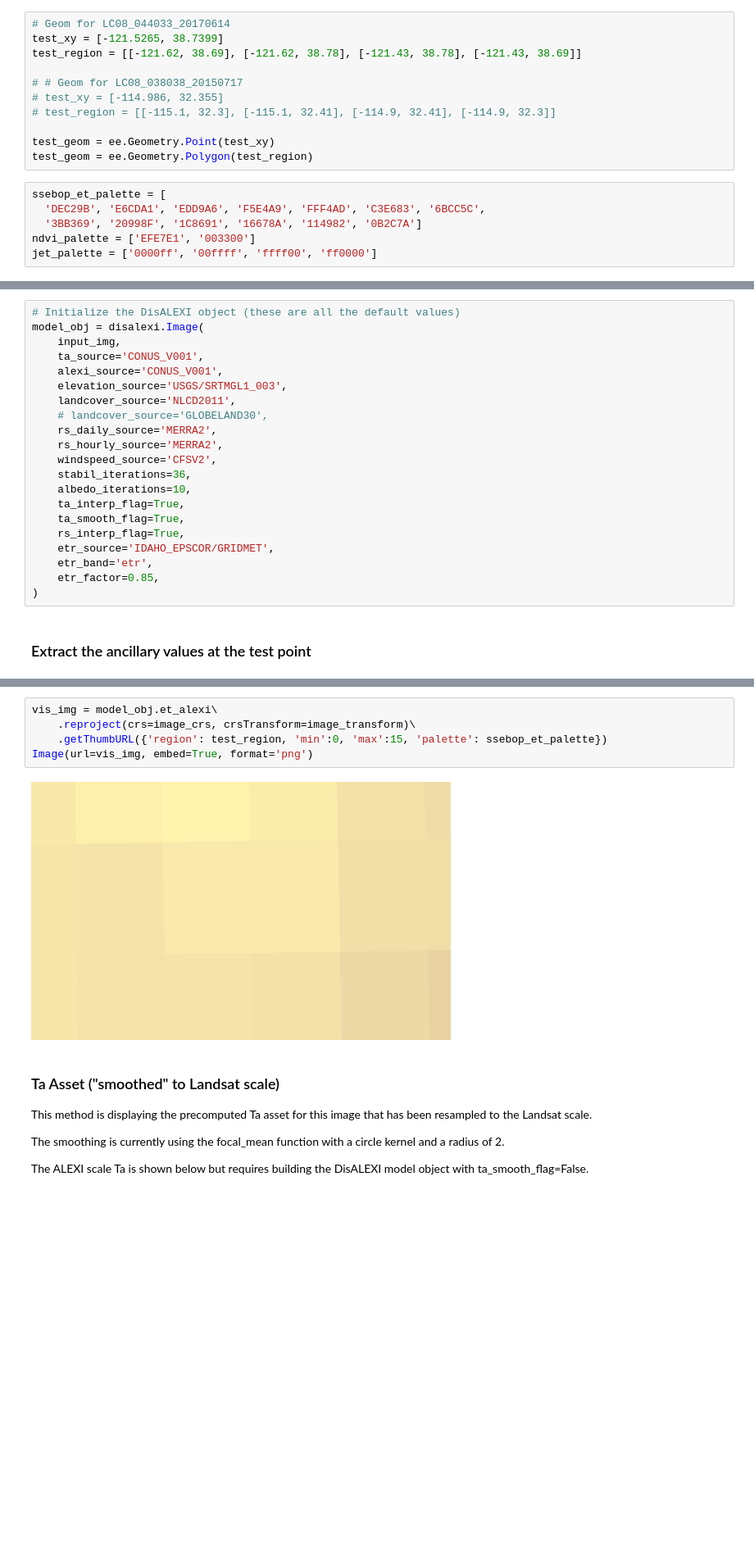
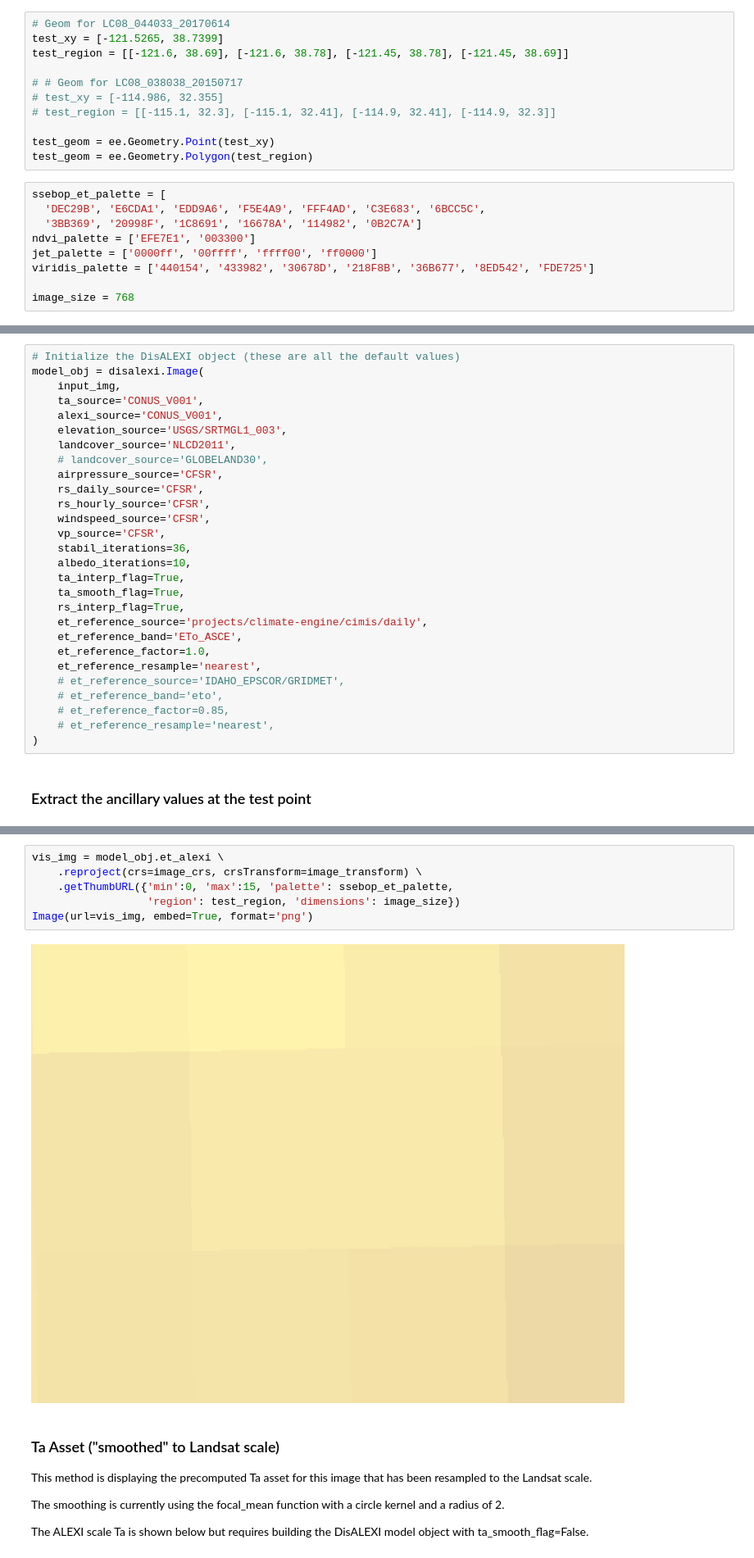
Before and after one commit to Open-ET/openet-disalexi, a Jupyter notebook: examples/landsat_c1_sr_image.ipynb, the cells around one changed output, grey strips where cells are left out. Shown at 82% size. Cells and saved outputs as stored; diff of their text form; blank space fills up the shorter version.

```diff
--- a/examples/landsat_c1_sr_image.ipynb
+++ b/examples/landsat_c1_sr_image.ipynb
@@ -26,7 +26,7 @@ pp = pprint.PrettyPrinter(indent=2)
 # %%
 # Geom for LC08_044033_20170614
 test_xy = [-121.5265, 38.7399]
-test_region = [[-121.62, 38.69], [-121.62, 38.78], [-121.43, 38.78], [-121.43, 38.69]]
+test_region = [[-121.6, 38.69], [-121.6, 38.78], [-121.45, 38.78], [-121.45, 38.69]]
 
 # # Geom for LC08_038038_20150717
 # test_xy = [-114.986, 32.355]
@@ -40,4 +40,7 @@ ssebop_et_palette = [
   '3BB369', '20998F', '1C8691', '16678A', '114982', '0B2C7A']
 ndvi_palette = ['EFE7E1', '003300']
 jet_palette = ['0000ff', '00ffff', 'ffff00', 'ff0000']
+viridis_palette = ['440154', '433982', '30678D', '218F8B', '36B677', '8ED542', 'FDE725']
+
+image_size = 768
 # %% [markdown]
@@ -112,17 +126,24 @@ model_obj = disalexi.Image(
     elevation_source='USGS/SRTMGL1_003',
     landcover_source='NLCD2011',
     # landcover_source='GLOBELAND30',
-    rs_daily_source='MERRA2',
-    rs_hourly_source='MERRA2',
-    windspeed_source='CFSV2',
+    airpressure_source='CFSR',
+    rs_daily_source='CFSR',
+    rs_hourly_source='CFSR',
+    windspeed_source='CFSR',
+    vp_source='CFSR',
     stabil_iterations=36,
     albedo_iterations=10,
     ta_interp_flag=True,
     ta_smooth_flag=True,
     rs_interp_flag=True,
-    etr_source='IDAHO_EPSCOR/GRIDMET',
-    etr_band='etr',
-    etr_factor=0.85,
+    et_reference_source='projects/climate-engine/cimis/daily',
+    et_reference_band='ETo_ASCE',
+    et_reference_factor=1.0,
+    et_reference_resample='nearest',
+    # et_reference_source='IDAHO_EPSCOR/GRIDMET',
+    # et_reference_band='eto',
+    # et_reference_factor=0.85,
+    # et_reference_resample='nearest',
 )
 # %% [markdown]
 ### Extract the ancillary values at the test point
@@ -141,10 +162,11 @@ Wind Speed:   2.00147608 [m/s]
 # %%
-vis_img = model_obj.et_alexi\
-    .reproject(crs=image_crs, crsTransform=image_transform)\
-    .getThumbURL({'region': test_region, 'min':0, 'max':15, 'palette': ssebop_et_palette})
+vis_img = model_obj.et_alexi \
+    .reproject(crs=image_crs, crsTransform=image_transform) \
+    .getThumbURL({'min':0, 'max':15, 'palette': ssebop_et_palette,
+                  'region': test_region, 'dimensions': image_size})
 Image(url=vis_img, embed=True, format='png')
 # %% [output]
-[figure, old version]
+[figure, new version]
 # %% [markdown]
 ### Ta Asset ("smoothed" to Landsat scale)
 
```
Also changed, not shown: parts of 14 cells of this notebook, 4 other files.
